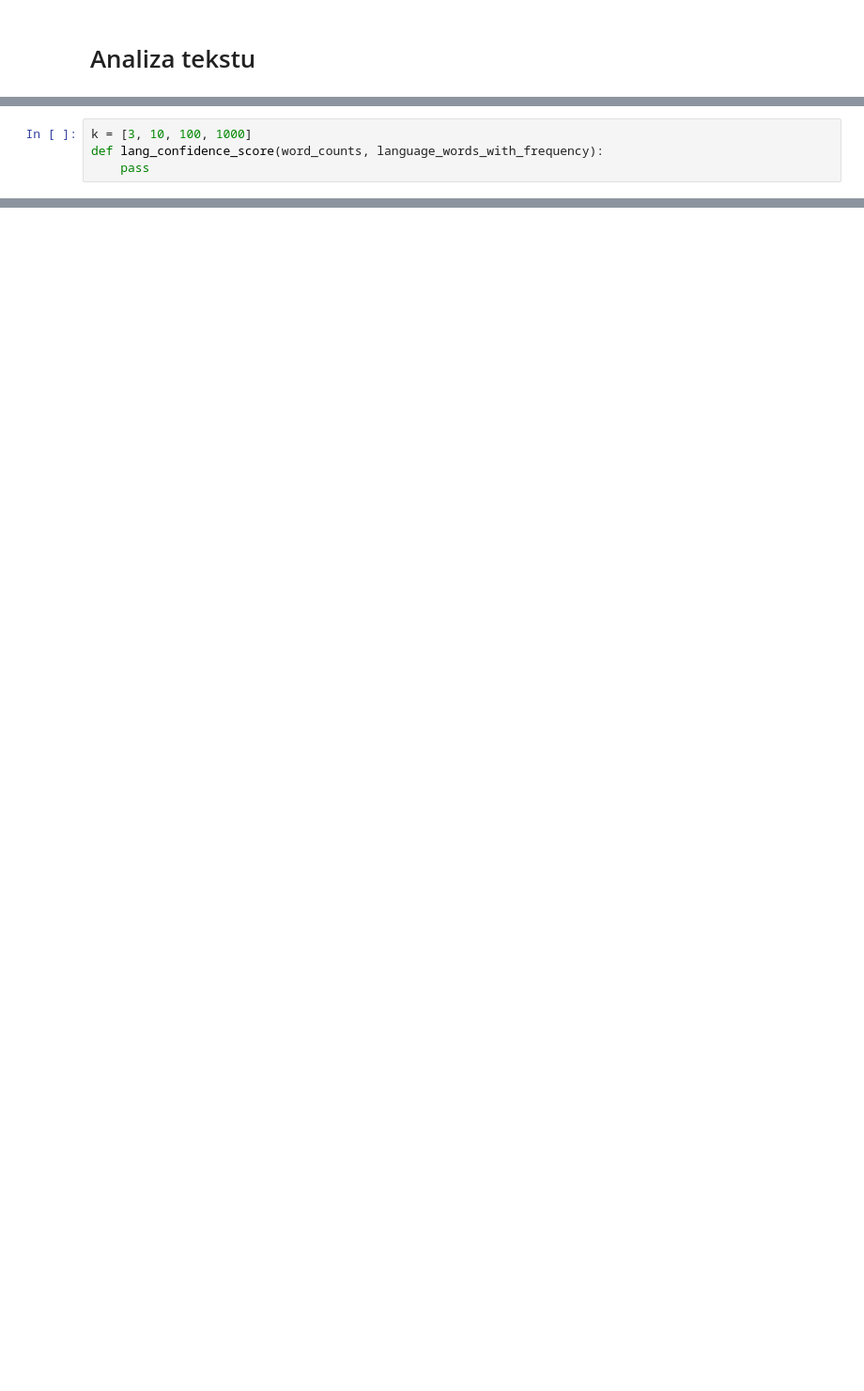
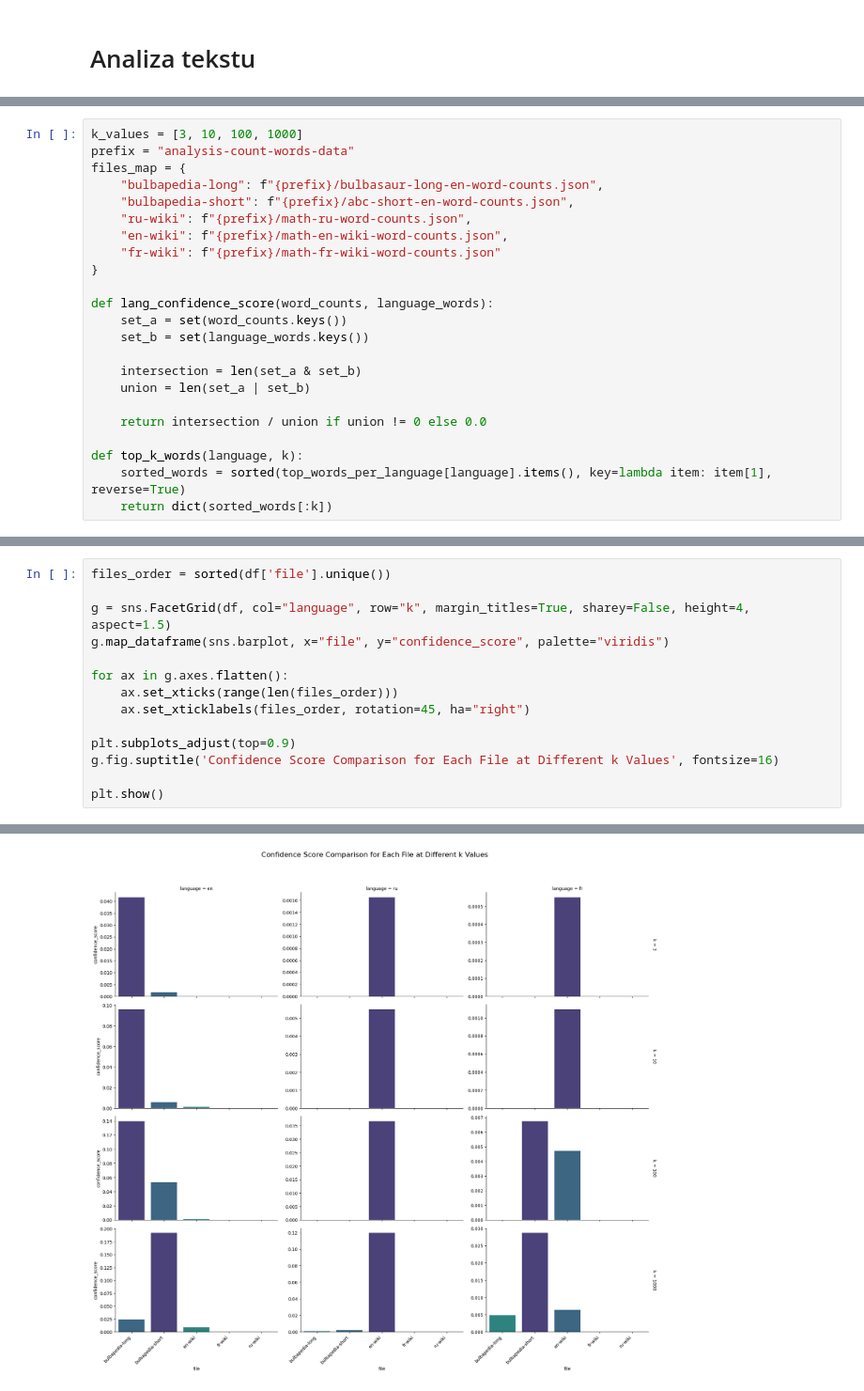
Before and after one commit to hanussiia/wiki-scraper, a Jupyter notebook: text_analysis.ipynb, the cells around one changed output, grey strips where cells are left out. Shown at 94% size. Saved outputs shown, nothing was run; the diff lists cells and outputs as text; blank space fills up the shorter version.

```diff
--- a/text_analysis.ipynb
+++ b/text_analysis.ipynb
@@ -79,4 +125,23 @@ Counted 307 words from article 'a'
 # %%
-k = [3, 10, 100, 1000]
-def lang_confidence_score(word_counts, language_words_with_frequency):
-    pass
+k_values = [3, 10, 100, 1000]
+prefix = "analysis-count-words-data"
+files_map = {
+    "bulbapedia-long": f"{prefix}/bulbasaur-long-en-word-counts.json",
+    "bulbapedia-short": f"{prefix}/abc-short-en-word-counts.json",
+    "ru-wiki": f"{prefix}/math-ru-word-counts.json",
+    "en-wiki": f"{prefix}/math-en-wiki-word-counts.json",
+    "fr-wiki": f"{prefix}/math-fr-wiki-word-counts.json"
+}
+
+def lang_confidence_score(word_counts, language_words):
+    set_a = set(word_counts.keys())
+    set_b = set(language_words.keys())
+
+    intersection = len(set_a & set_b)
+    union = len(set_a | set_b)
+
+    return intersection / union if union != 0 else 0.0
+
+def top_k_words(language, k):
+    sorted_words = sorted(top_words_per_language[language].items(), key=lambda item: item[1], reverse=True)
+    return dict(sorted_words[:k])
@@ -82,0 +207,15 @@ def lang_confidence_score(word_counts, language_words_with_frequency):
+# %%
+files_order = sorted(df['file'].unique())
+
+g = sns.FacetGrid(df, col="language", row="k", margin_titles=True, sharey=False, height=4, aspect=1.5)
+g.map_dataframe(sns.barplot, x="file", y="confidence_score", palette="viridis")
+
+for ax in g.axes.flatten():
+    ax.set_xticks(range(len(files_order)))
+    ax.set_xticklabels(files_order, rotation=45, ha="right")
+
+plt.subplots_adjust(top=0.9)
+g.fig.suptitle('Confidence Score Comparison for Each File at Different k Values', fontsize=16)
+
+plt.show()
+# %% [output]
@@ -82,0 +239 @@ def lang_confidence_score(word_counts, language_words_with_frequency):
+[figure, added]
```
Also changed, not shown: parts of 11 cells of this notebook, 8 other files.
